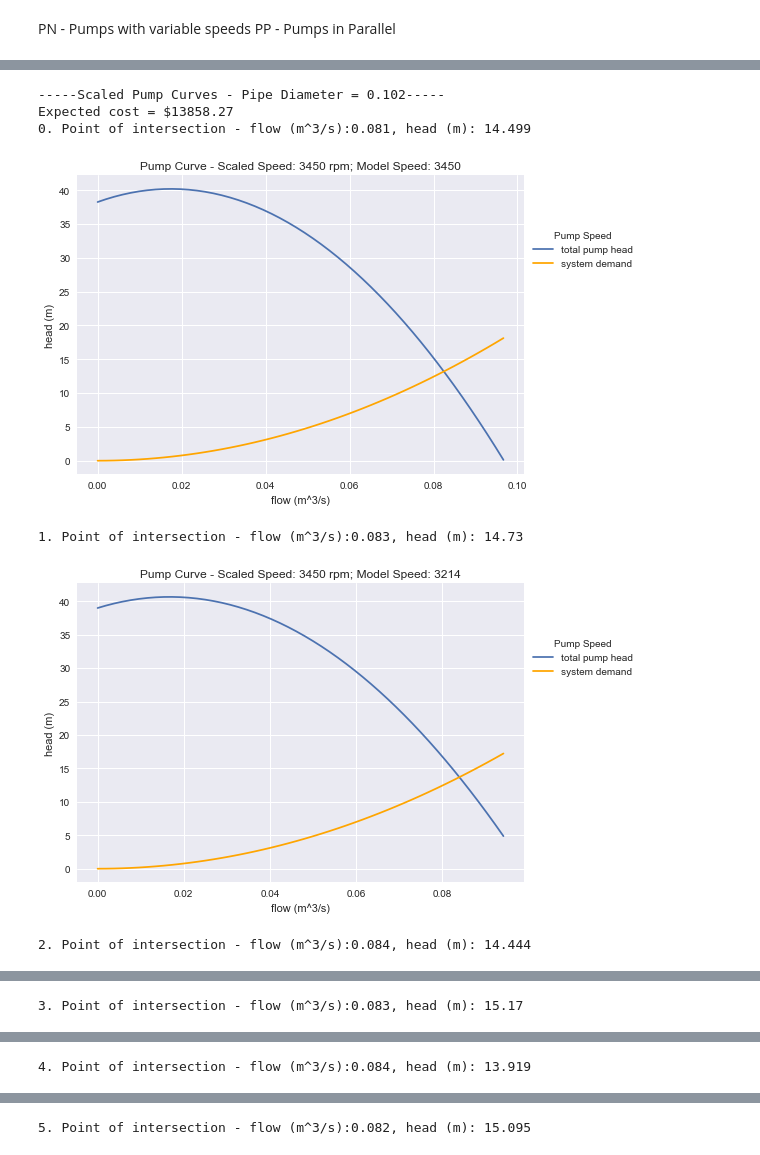
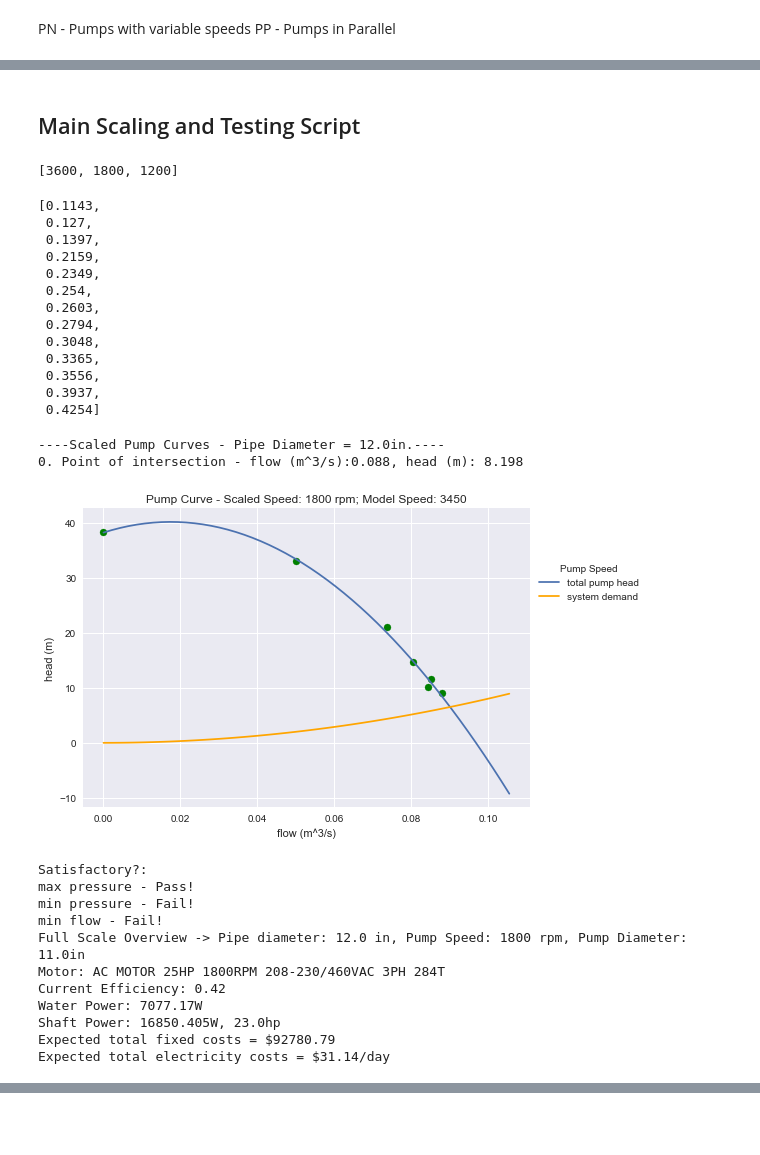
Before and after one commit to mpampolina/CIVL, a Jupyter notebook: CIVL 315 - Lab 3.ipynb, the cells around one changed output, grey strips where cells are left out. Cells and saved outputs as stored; diff of their text form; code cells hidden in the pictures; blank space fills up the shorter version.

Commit message:
add fixed and operational costs to CIVL 315 - Lab 3

```diff
--- a/CIVL 315 - Lab 3.ipynb
+++ b/CIVL 315 - Lab 3.ipynb
@@ -51,7 +115,8 @@ def load(excelFile, analysisSheets):
         dfs[sheetName] = preprocess(cur_df, PIPE_DIAMETER)
     return dfs
 # %%
-pn_names = ["PN_3450", "PN_3214", "PN_2898", "PN_2501", "PN_2006", "PN_1604"]
+# pn_names = ["PN_3450", "PN_3214", "PN_2898", "PN_2501", "PN_2006", "PN_1604"]
+pn_names = ["PN_3450"]
 pn_dfs = load(xlsx, pn_names)
 # %%
 def plotModelPumpCurve(data, description):
@@ -83,7 +148,7 @@ plotEfficiencies(pn_dfs, "Pump 1, Variable Speed")
 def generateSystemDemand(f, L, d, Q):
     return (8*f*L)/((math.pi**2)*G*d**5)*Q**2
 # %%
-def scalePump(data, n2, d1, d2, f, L):
+def scalePump(data, n2, d1, d2):
     dfs = {}
     for name, df in data.items():
         n1 = int(name.split("_")[1])
@@ -93,7 +158,7 @@ def scalePump(data, n2, d1, d2, f, L):
         new_df["fluid_power"] = df["fluid_power"].apply(lambda x: (((n2/n1)**3)*(d2/d1)**5)*x)
         new_df["efficiency"] = df["efficiency"].apply(lambda x: (((1-x)/((d2/d1)**(1/5)))-1)*-1)
         new_df["input_power"] = new_df["fluid_power"]/new_df["efficiency"]
-        new_df["system_demand"] = new_df["flow"].apply(lambda x: generateSystemDemand(f, L, d2, x))
+        # new_df["system_demand"] = new_df["flow"].apply(lambda x: generateSystemDemand(f, L, d2, x))
         dfs[name] = new_df
     return dfs
 # %%
@@ -136,13 +211,0 @@ def plotPumpCurve(scaledData, scaledSpeed, extrapolate=False, suppressGraphs=Fal
-# %%
-def main(model_dataset, pipe_diameters, n2, d1, d2, suppressGraphs=False):
-    for d in pipe_diameters:
-        scl_dfs = scalePump(model_dataset, n2, d1, d2, 0.0125, SCALE_PIPE_LENGTH)
-        print(f"Scaled Pump Curves - Pipe Diameter = {round(d, 3)}".center(52, "-"))
-        exp_cost = SCALE_PIPE_LENGTH * pipe_info.loc[d, "pipe_cost"]
-        print(f"Expected cost = ${round(exp_cost, 2)}")
-        intersection = plotPumpCurve(scl_dfs, 3450, True, suppressGraphs)
-        print(f"Satisfactory?:")
-        print(colored("max pressure - Pass!", "green")) if (intersection["head"] < MAX_PRESSURE).all() else print(colored("max pressure - Fail!", "red"))
-        print(colored("min pressure - Pass!", "green")) if (intersection["head"] > MIN_PRESSURE).all() else print(colored("min pressure - Fail!", "red"))
-        print(colored("min flow - Pass!", "green")) if (intersection["flow"] > MIN_FLOW).all() else print(colored("min pressure - Fail!", "red"))
-        print(intersection)
@@ -148,0 +247,9 @@ def main(model_dataset, pipe_diameters, n2, d1, d2, suppressGraphs=False):
+# %%
+def main(model_dataset, d1, pipe_diameters, n2s, d2s, motor_info, onlyApproved=True, suppressGraphs=False):
+    for d2 in d2s:
+        for n2 in n2s:
+            for d in pipe_diameters:
+                scl_dfs = scalePump(model_dataset, n2, d1, d2)
+                exp_cost_piping = SCALE_PIPE_LENGTH * pipe_info.loc[d, "pipe_cost"]
+                exp_cost_pump = pump_info.loc[d2, "pump_cost"]
+                plotPumpCurve(scl_dfs, n2, d2, exp_cost_piping, exp_cost_pump, 0.008, SCALE_PIPE_LENGTH, d, motor_info, True, suppressGraphs, onlyApproved) # only scaling 3450
@@ -157,10 +291,39 @@ Float64Index([             0.1016, 0.15239999999999998,              0.2032,
+# %% [markdown]
+## Main Scaling and Testing Script
+# %%
+list(set(motor_info["motor_speed"].to_list()))
+# %% [output]
+[3600, 1800, 1200]
+# %%
+pump_info.index.to_list()
+# %% [output]
+[0.1143,
+ 0.127,
+ 0.1397,
+ 0.2159,
+ 0.2349,
+ 0.254,
+ 0.2603,
+ 0.2794,
+ 0.3048,
+ 0.3365,
+ 0.3556,
+ 0.3937,
+ 0.4254]
 # %%
-main(pn_dfs, [0.1016], 1800, 0.1143, 11*IN_TO_M)
+main(pn_dfs, 0.1143, [0.3048], [1800], [0.2794], motor_info, False)
 # %% [output]
------Scaled Pump Curves - Pipe Diameter = 0.102-----
-Expected cost = $13858.27
-0. Point of intersection - flow (m^3/s):0.081, head (m): 14.499
+----Scaled Pump Curves - Pipe Diameter = 12.0in.----
+0. Point of intersection - flow (m^3/s):0.088, head (m): 8.198
-[figure, old version]
+[figure, new version]
-1. Point of intersection - flow (m^3/s):0.083, head (m): 14.73
+Satisfactory?:
+max pressure - Pass!
+min pressure - Fail!
+min flow - Fail!
+Full Scale Overview -> Pipe diameter: 12.0 in, Pump Speed: 1800 rpm, Pump Diameter: 11.0in
+Motor: AC MOTOR 25HP 1800RPM 208-230/460VAC 3PH 284T
+Current Efficiency: 0.42
+Water Power: 7077.17W
+Shaft Power: 16850.405W, 23.0hp
+Expected total fixed costs = $92780.79
+Expected total electricity costs = $31.14/day
-[figure, removed]
-2. Point of intersection - flow (m^3/s):0.084, head (m): 14.444
@@ -168 +329,0 @@ Expected cost = $13858.27
-3. Point of intersection - flow (m^3/s):0.083, head (m): 15.17
@@ -170 +329,0 @@ Expected cost = $13858.27
-4. Point of intersection - flow (m^3/s):0.084, head (m): 13.919
@@ -172 +329,0 @@ Expected cost = $13858.27
-5. Point of intersection - flow (m^3/s):0.082, head (m): 15.095
```
Also changed, not shown: parts of 15 cells of this notebook.
